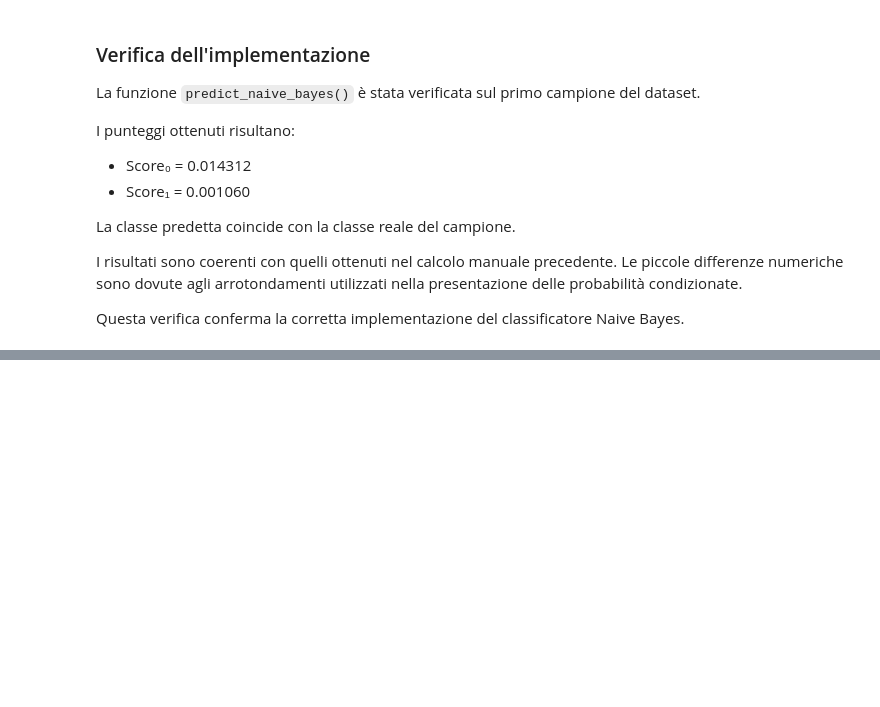
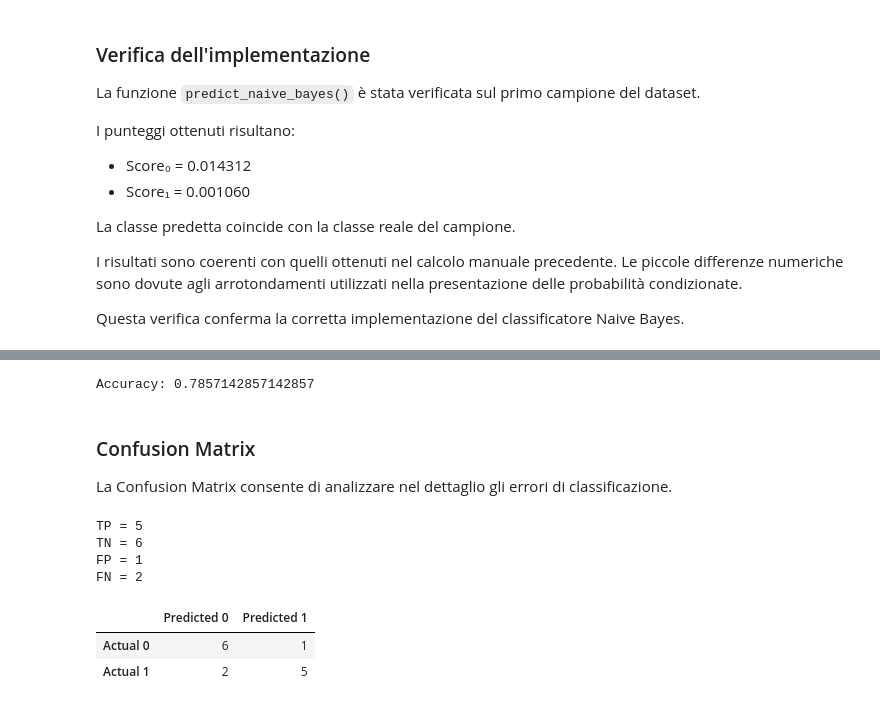
Before and after one commit to yuvisingh121/ML-Project-Uni2026, a Jupyter notebook: ML/notebooks/02_manual_classifiers.ipynb, the cells around one changed output, grey strips where cells are left out. Cells and saved outputs as stored; diff of their text form; code cells hidden in the pictures; blank space fills up the shorter version.

```diff
--- a/ML/notebooks/02_manual_classifiers.ipynb
+++ b/ML/notebooks/02_manual_classifiers.ipynb
@@ -654,0 +726,52 @@ Questa verifica conferma la corretta implementazione del classificatore Naive Ba
+# %%
+accuracy = ( manual_df["Diabetes_binary"] == manual_df["Predicted"] ).mean()
+
+print("Accuracy:", accuracy)
+# %% [output]
+Accuracy: 0.7857142857142857
+# %% [markdown]
+### Confusion Matrix
+
+La Confusion Matrix consente di analizzare nel dettaglio gli errori di classificazione.
+# %%
+tp = len(
+    manual_df[(manual_df["Diabetes_binary"] == 1) & (manual_df["Predicted"] == 1)]
+)
+
+tn = len(
+    manual_df[ (manual_df["Diabetes_binary"] == 0) & (manual_df["Predicted"] == 0)]
+)
+
+fp = len(
+    manual_df[ (manual_df["Diabetes_binary"] == 0) & (manual_df["Predicted"] == 1)]
+)
+
+fn = len(
+    manual_df[ (manual_df["Diabetes_binary"] == 1) & (manual_df["Predicted"] == 0)]
+)
+
+print("TP =", tp)
+print("TN =", tn)
+print("FP =", fp)
+print("FN =", fn)
+
+# Visualizzazione della matrice
+
+confusion_matrix_df = pd.DataFrame(
+    [
+        [tn, fp],
+        [fn, tp]
+    ],
+    columns=["Predicted 0", "Predicted 1"],
+    index=["Actual 0", "Actual 1"]
+)
+
+confusion_matrix_df
+# %% [output]
+TP = 5
+TN = 6
+FP = 1
+FN = 2
+|  | Predicted 0 | Predicted 1 |
+| Actual 0 | 6 | 1 |
+| Actual 1 | 2 | 5 |
```
Also changed, not shown: parts of 12 cells of this notebook.
